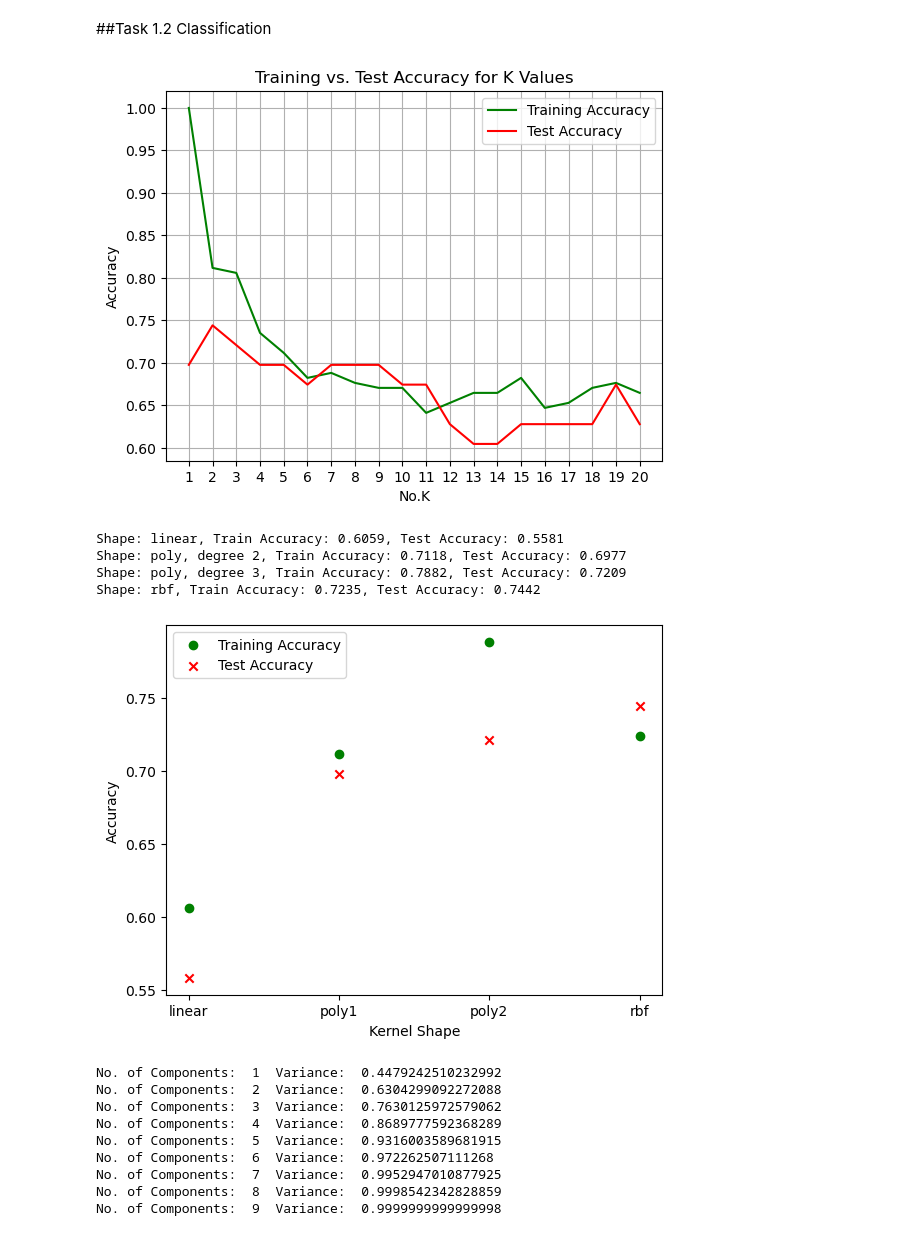
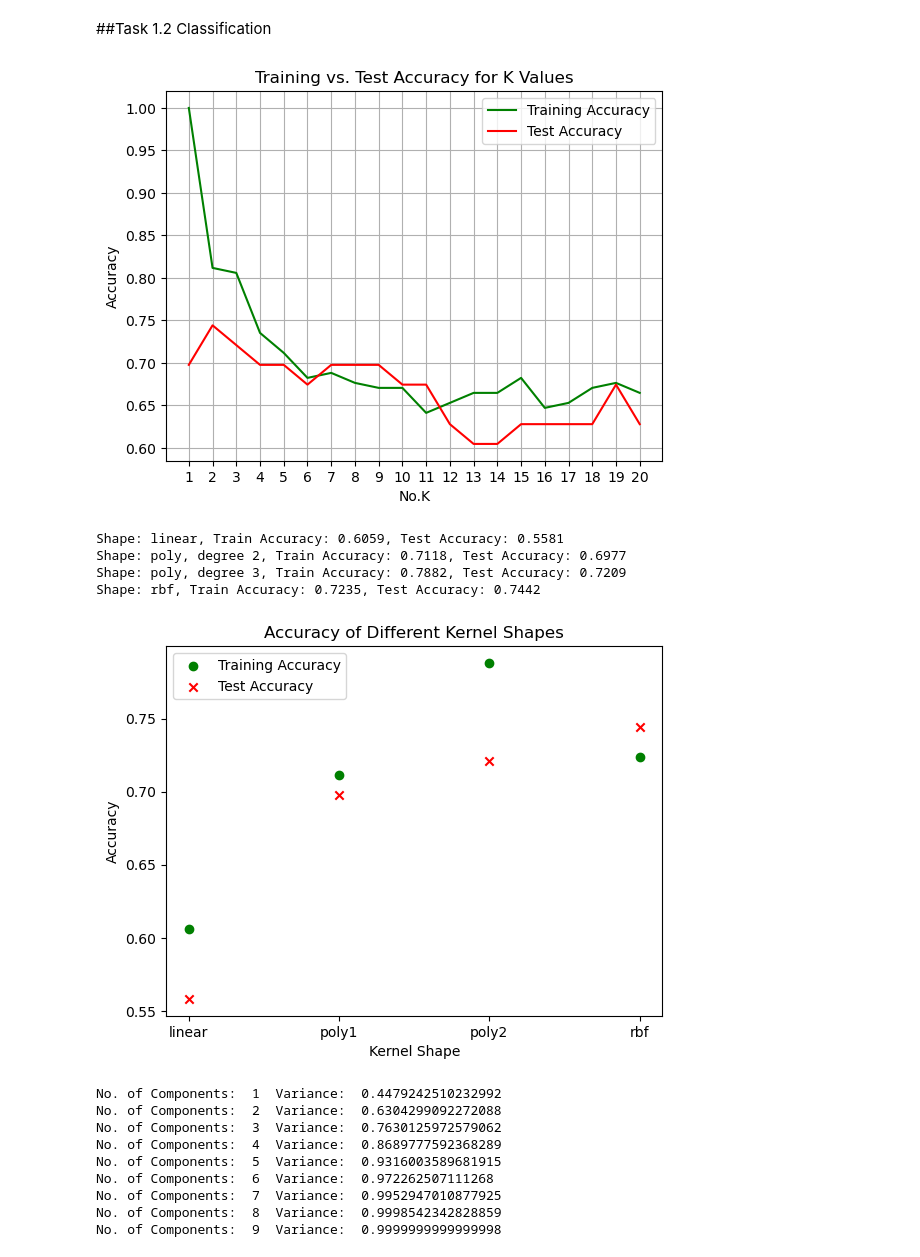
Before and after one commit to elizaclay/Machine-Learning-Optimisation, a Jupyter notebook: COMP2002.ipynb, the cells around one changed output. Drawn from its saved outputs; the diff is of its cells as text; code cells hidden in the pictures.

Commit message:
Fix Plot Titles

```diff
--- a/COMP2002.ipynb
+++ b/COMP2002.ipynb
@@ -121,6 +121,7 @@ kernels = ['linear', 'poly1', 'poly2', 'rbf']
 plt.figure()
 plt.xlabel ("Kernel Shape")
 plt.ylabel ("Accuracy")
+plt.title("Accuracy of Different Kernel Shapes")
 plt.scatter(kernels, s_train_score, color='green', label="Training Accuracy")
 plt.scatter(kernels, s_test_score, color='red', label="Test Accuracy", marker= "x")
 plt.legend()
@@ -135,35 +136,35 @@ pca_values = range(1, 10)  # testing pca from 1 - 9 dimensions
 
 k_pca_train_score = []
 k_pca_test_score = []
 
 s_pca_train_score = []
 s_pca_test_score = []
 
 for p in pca_values:
     pca = PCA(n_components=p)
     X_train_pca = pca.fit_transform(X_train)
     X_test_pca = pca.transform(X_test)
 
     variance_result.append(sum(pca.explained_variance_ratio_))
     print("No. of Components: ",p, " Variance: ", variance_result[p-1])
 
 #plot scores
 plt.figure()
 plt.xlabel('No. of Components')
 plt.ylabel('Variance Maintained')
-plt.title("Training vs. Test Accuracy for K Values")
+plt.title("Variance Maintained by N Components")
 plt.plot(pca_values, variance_result, color= 'blue', label= "Variance Maintained")
 plt.xticks(pca_values)
 plt.grid(True)
 plt.legend()
 plt.show()
 # %% [output]
 [figure]
 Shape: linear, Train Accuracy: 0.6059, Test Accuracy: 0.5581
 Shape: poly, degree 2, Train Accuracy: 0.7118, Test Accuracy: 0.6977
 Shape: poly, degree 3, Train Accuracy: 0.7882, Test Accuracy: 0.7209
 Shape: rbf, Train Accuracy: 0.7235, Test Accuracy: 0.7442
-[figure, old version]
+[figure, new version]
 No. of Components:  1  Variance:  0.4479242510232992
 No. of Components:  2  Variance:  0.6304299092272088
 No. of Components:  3  Variance:  0.7630125972579062
```
Also changed, not shown: parts of 1 cell of this notebook.
